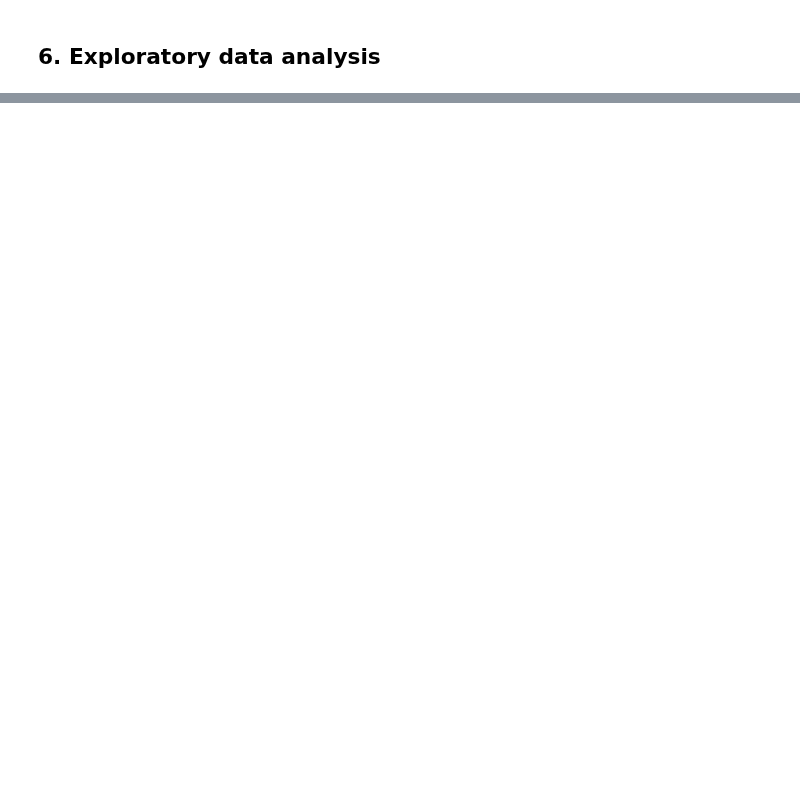
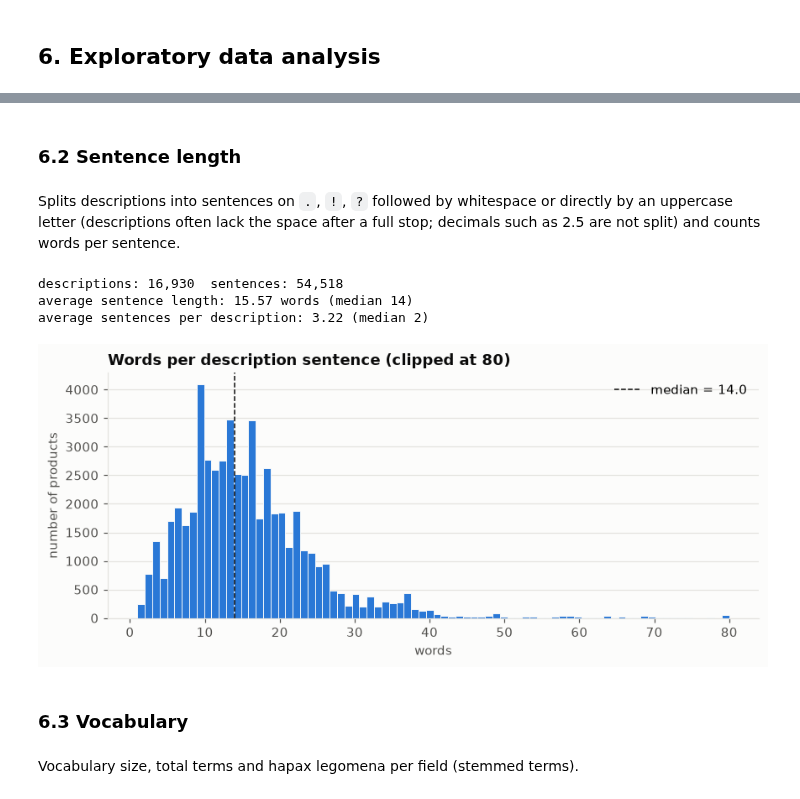
Before and after one commit to asteraceae/riaw-search-engine, a Jupyter notebook: project_progress/part_1/part_1.ipynb, the cells around one changed output, grey strips where cells are left out. Drawn from its saved outputs; the diff is of its cells as text; code cells hidden in the pictures; blank space fills up the shorter version.

```diff
--- a/project_progress/part_1/part_1.ipynb
+++ b/project_progress/part_1/part_1.ipynb
@@ -28,0 +245,9 @@ Keep pid and all output fields.
+# %%
+text = raw.loc[0, "description"]
+steps = {"normalized": normalize_text(text)}
+steps["tokens"] = tokenize(steps["normalized"])
+steps["no numbers / short"] = build_terms(text, remove_stopwords=False, stemmer=None)
+steps["no stop words"] = build_terms(text, stemmer=None)
+steps["stemmed (final)"] = build_terms(text)
+for name, value in steps.items():
+    print(f"{name:>19}: {value}")
@@ -28,0 +396,5 @@ Keep pid and all output fields.
+# %%
+docs = preprocess_corpus(raw_docs)
+print(docs.shape)
+docs[["pid", "title", "brand", "brand_full", "title_terms", "brand_terms", "category_terms", "sub_category_terms",
+      "product_details_terms", "seller_terms"]].head()
@@ -32,0 +635,13 @@ Keep pid and all output fields.
+# %%
+has_desc = docs["description"].notna().values
+lengths = pd.DataFrame({
+    "title_words": raw["title"].map(lambda t: len(tokenize(normalize_text(t)))).values,
+    "description_words": raw["description"].map(lambda t: len(tokenize(normalize_text(t)))).values,
+    "title_terms": docs["title_terms"].map(len).values,
+    "description_terms": docs["description_terms"].map(len).values,
+    "product_details_terms": docs["product_details_terms"].map(len).values,
+    "all_terms": docs["all_terms"].map(len).values,
+}, index=docs.index)
+summary = lengths.describe(percentiles=[0.25, 0.5, 0.75, 0.99]).round(1)
+summary["description_words (non-empty)"] = lengths.loc[has_desc, "description_words"].describe(percentiles=[0.25, 0.5, 0.75, 0.99]).round(1)
+summary
@@ -32,0 +669,29 @@ Keep pid and all output fields.
+# %% [markdown]
+### 6.2 Sentence length
+# %% [markdown]
+Splits descriptions into sentences on `.`, `!`, `?` followed by whitespace or directly by an uppercase letter (descriptions often lack the space after a full stop; decimals such as 2.5 are not split) and counts words per sentence.
+# %%
+SENTENCE_SPLIT = re.compile(r"(?<=[.!?])\s+|(?<=[a-z][.!?])(?=[A-Z])")
+
+
+def sentences(text):
+    """Split a text into sentences, dropping pieces without any word."""
+    return [s for s in SENTENCE_SPLIT.split(fix_mojibake(text).strip()) if tokenize(normalize_text(s))]
+
+
+desc = raw.loc[has_desc, "description"]
+sentence_lengths = pd.Series([len(tokenize(normalize_text(s))) for d in desc for s in sentences(d)])
+sentences_per_desc = desc.map(lambda d: len(sentences(d)))
+print(f"descriptions: {len(desc):,}  sentences: {len(sentence_lengths):,}")
+print(f"average sentence length: {sentence_lengths.mean():.2f} words (median {sentence_lengths.median():.0f})")
+print(f"average sentences per description: {sentences_per_desc.mean():.2f} (median {sentences_per_desc.median():.0f})")
+hist(sentence_lengths.clip(upper=80), "Words per description sentence (clipped at 80)", "words", "sentence_length", bins=80)
+# %% [output]
+descriptions: 16,930  sentences: 54,518
+average sentence length: 15.57 words (median 14)
+average sentences per description: 3.22 (median 2)
+[figure, added]
+# %% [markdown]
+### 6.3 Vocabulary
+# %% [markdown]
+Vocabulary size, total terms and hapax legomena per field (stemmed terms).
```
Also changed, not shown: parts of 107 cells of this notebook, 28 other files.
